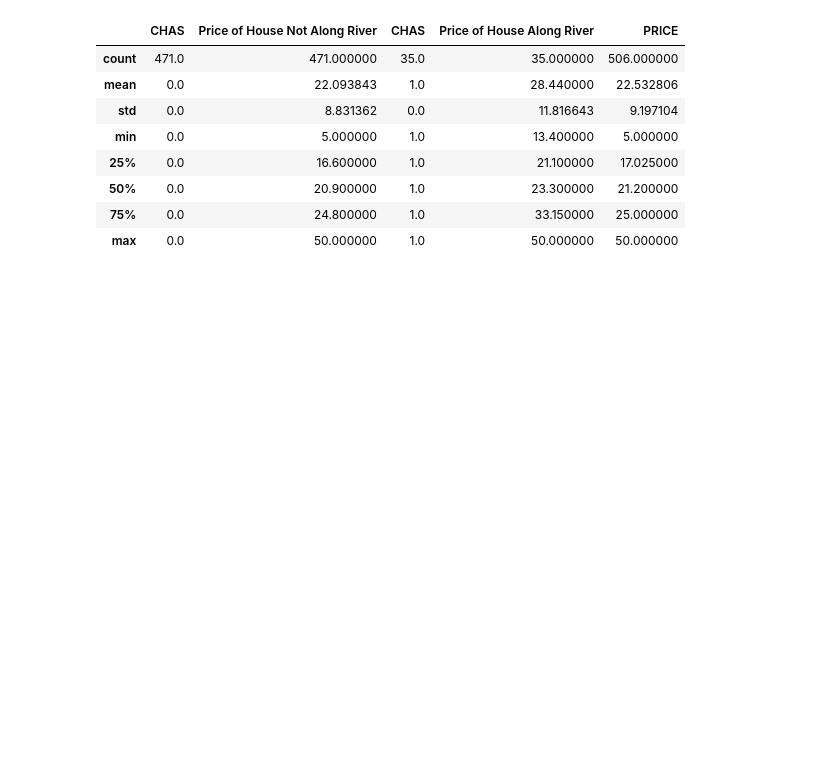
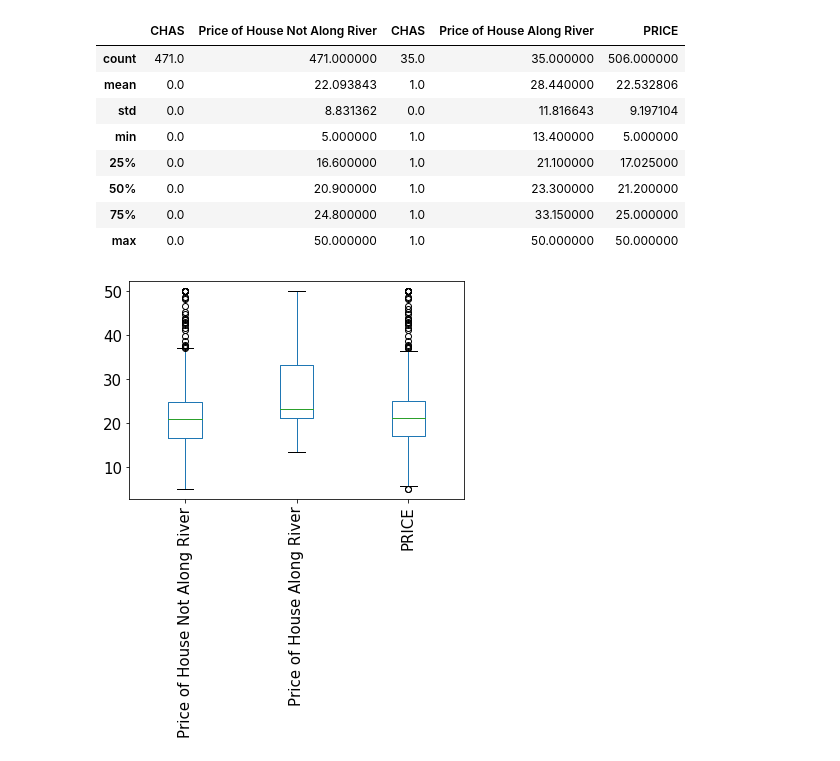
Before and after one commit to shanecanny1/Machine-Learning-and-Statistics-Project, a Jupyter notebook: Machine Learning Project Boston House Prices.ipynb, the cells around one changed output. Cells and saved outputs as stored; diff of their text form; code cells hidden in the pictures; blank space fills up the shorter version.

Commit message:
Adding Boxplots, ammending DataFrame, adding distribution plots to clean the data

```diff
--- a/Machine Learning Project Boston House Prices.ipynb
+++ b/Machine Learning Project Boston House Prices.ipynb
@@ -372,3 +370,9 @@ Price_of_Housing.describe()
 | 50% | 0.0 | 20.900000 | 1.0 | 23.300000 | 21.200000 |
 | 75% | 0.0 | 24.800000 | 1.0 | 33.150000 | 25.000000 |
 | max | 0.0 | 50.000000 | 1.0 | 50.000000 | 50.000000 |
+# %%
+## Creating a BoxPlot of the House prices to visual observe the data ##
+
+boxplot = Price_of_Housing.boxplot(column=['Price of House Not Along River', 'Price of House Along River', 'PRICE'],grid=False, rot=90, fontsize=15)
+# %% [output]
+[figure, added]
```
Also changed, not shown: parts of 8 cells of this notebook.
